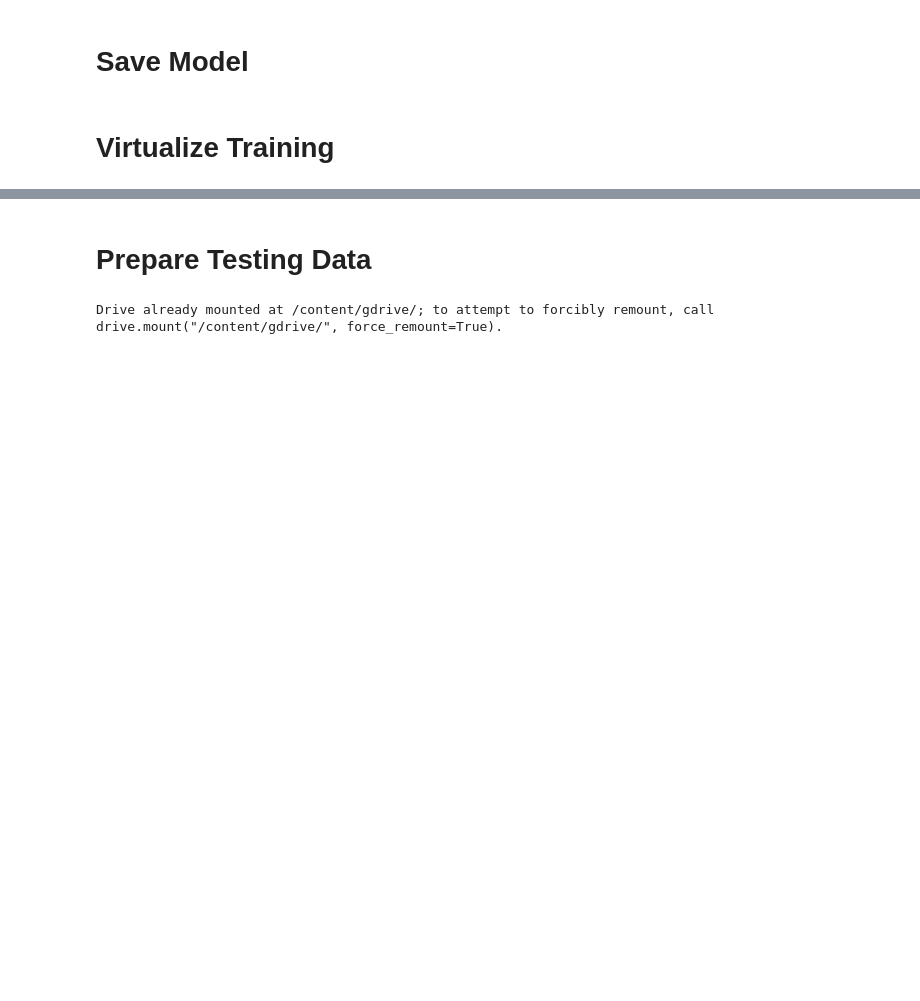
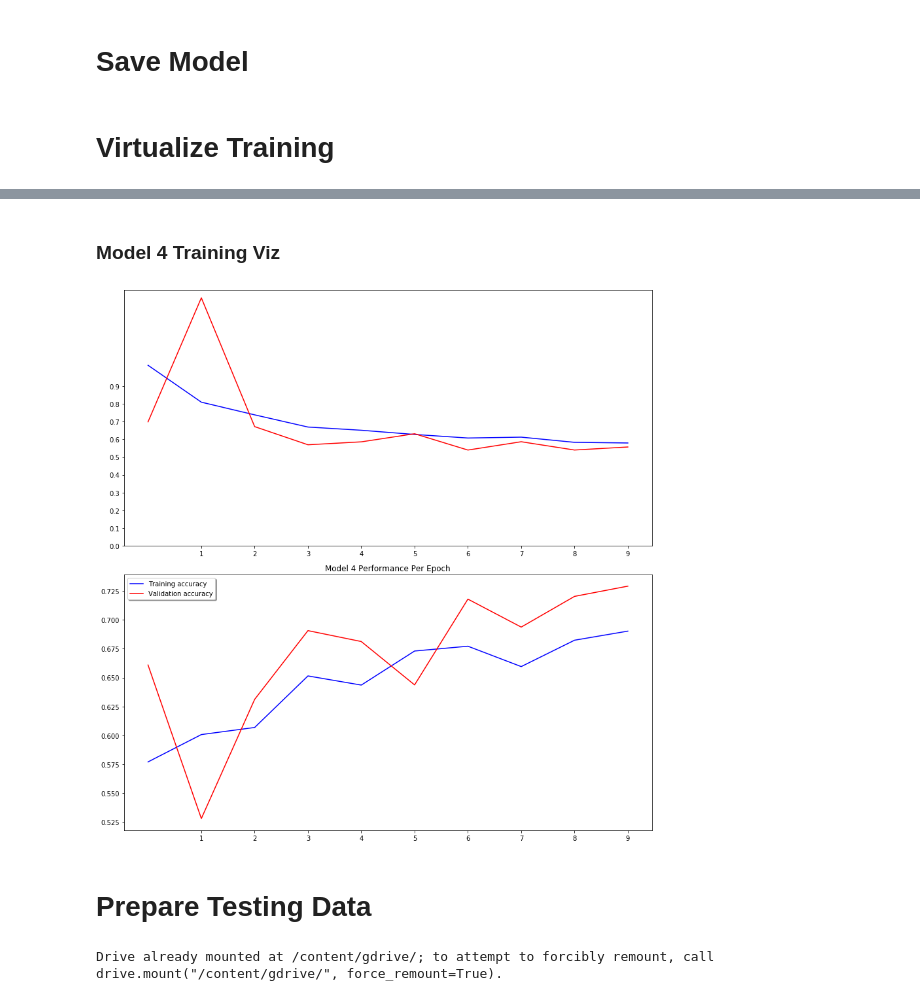
Before and after one commit to bstrain71/catsVdogs, a Jupyter notebook: Strain_Keras_CNN_Dog_or_Cat_Classification.ipynb, the cells around one changed output, grey strips where cells are left out. Cells and saved outputs as stored; diff of their text form; code cells hidden in the pictures; blank space fills up the shorter version.

```diff
--- a/Strain_Keras_CNN_Dog_or_Cat_Classification.ipynb
+++ b/Strain_Keras_CNN_Dog_or_Cat_Classification.ipynb
@@ -159,0 +261,17 @@ _________________________________________________________________
+# %%
+model4 = Sequential()
+
+model4.add(Conv2D(32, (3, 3), activation='relu', input_shape=(IMAGE_WIDTH, IMAGE_HEIGHT, IMAGE_CHANNELS)))
+model4.add(BatchNormalization())
+model4.add(MaxPooling2D(pool_size=(2, 2)))
+model4.add(Dropout(0.25))
+
+model4.add(Flatten())
+model4.add(Dense(64, activation='relu'))
+model4.add(BatchNormalization())
+model4.add(Dropout(0.5))
+model4.add(Dense(2, activation='softmax')) # 2 because we have cat and dog classes
+
+model4.compile(loss='categorical_crossentropy', optimizer='rmsprop', metrics=['accuracy'])
+
+model4.summary()
@@ -299,3 +580,22 @@ plt.show()
+# %% [markdown]
+### Model 4 Training Viz
+# %%
+fig, (ax1, ax2) = plt.subplots(2, 1, figsize=(12, 12))
+plt.title('Model 4 Performance Per Epoch')
+ax1.plot(history4.history['loss'], color='b', label="Training loss")
+ax1.plot(history4.history['val_loss'], color='r', label="validation loss")
+ax1.set_xticks(np.arange(1, epochs, 1))
+ax1.set_yticks(np.arange(0, 1, 0.1))
+
+ax2.plot(history4.history['acc'], color='b', label="Training accuracy")
+ax2.plot(history4.history['val_acc'], color='r',label="Validation accuracy")
+ax2.set_xticks(np.arange(1, epochs, 1))
+
+legend = plt.legend(loc='best', shadow=True)
+plt.tight_layout()
+plt.show()
+# %% [output]
+[figure, added]
 # %% [markdown]
 # Prepare Testing Data
 # %%
```
Also changed, not shown: parts of 64 cells of this notebook.
